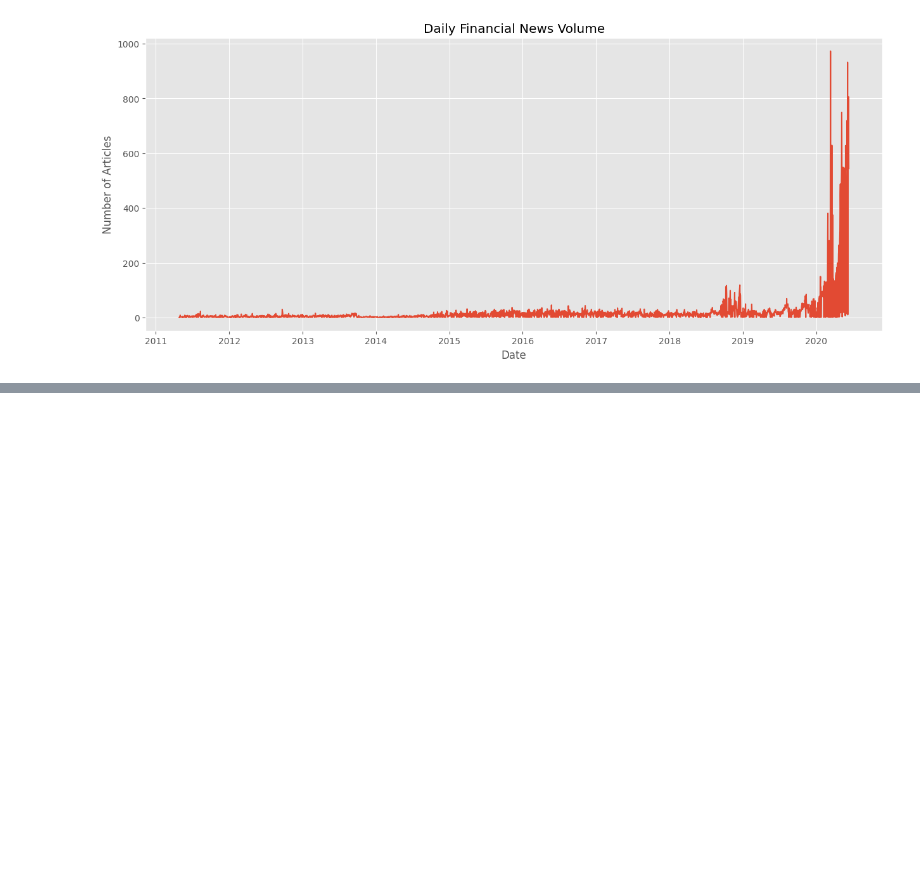
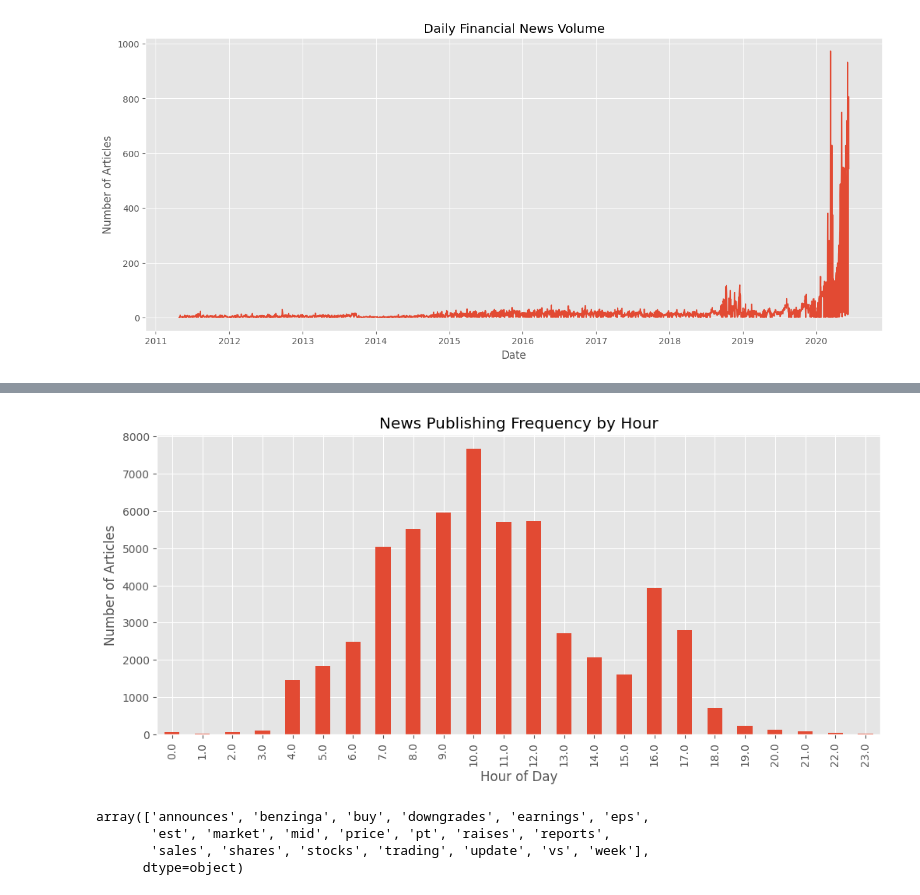
Before and after one commit to Benareyo/news-sentiment-analysis, a Jupyter notebook: notebooks/task_1_eda.ipynb, the cells around one changed output, grey strips where cells are left out. Saved outputs shown, nothing was run; the diff lists cells and outputs as text; code cells hidden in the pictures; blank space fills up the shorter version.

```diff
--- a/notebooks/task_1_eda.ipynb
+++ b/notebooks/task_1_eda.ipynb
@@ -177,3 +177,9 @@ plt.ylabel("Number of Articles")
 plt.show()
 # %% [output]
 [figure]
+# %%
+df["hour"] = df["date"].dt.hour
+
+hour_counts = df["hour"].value_counts().sort_index()
+
+hour_counts
@@ -179,0 +204,12 @@ plt.show()
+# %%
+plt.figure(figsize=(12,5))
+
+hour_counts.plot(kind="bar")
+
+plt.title("News Publishing Frequency by Hour")
+plt.xlabel("Hour of Day")
+plt.ylabel("Number of Articles")
+
+plt.show()
+# %% [output]
+[figure, added]
@@ -179,0 +218,16 @@ plt.show()
+# %%
+vectorizer = CountVectorizer(
+    stop_words="english",
+    max_features=20
+)
+
+X = vectorizer.fit_transform(df["headline"].astype(str))
+
+keywords = vectorizer.get_feature_names_out()
+
+keywords
+# %% [output]
+array(['announces', 'benzinga', 'buy', 'downgrades', 'earnings', 'eps',
+       'est', 'market', 'mid', 'price', 'pt', 'raises', 'reports',
+       'sales', 'shares', 'stocks', 'trading', 'update', 'vs', 'week'],
+      dtype=object)
```
Also changed, not shown: parts of 6 cells of this notebook, 2 other files.
